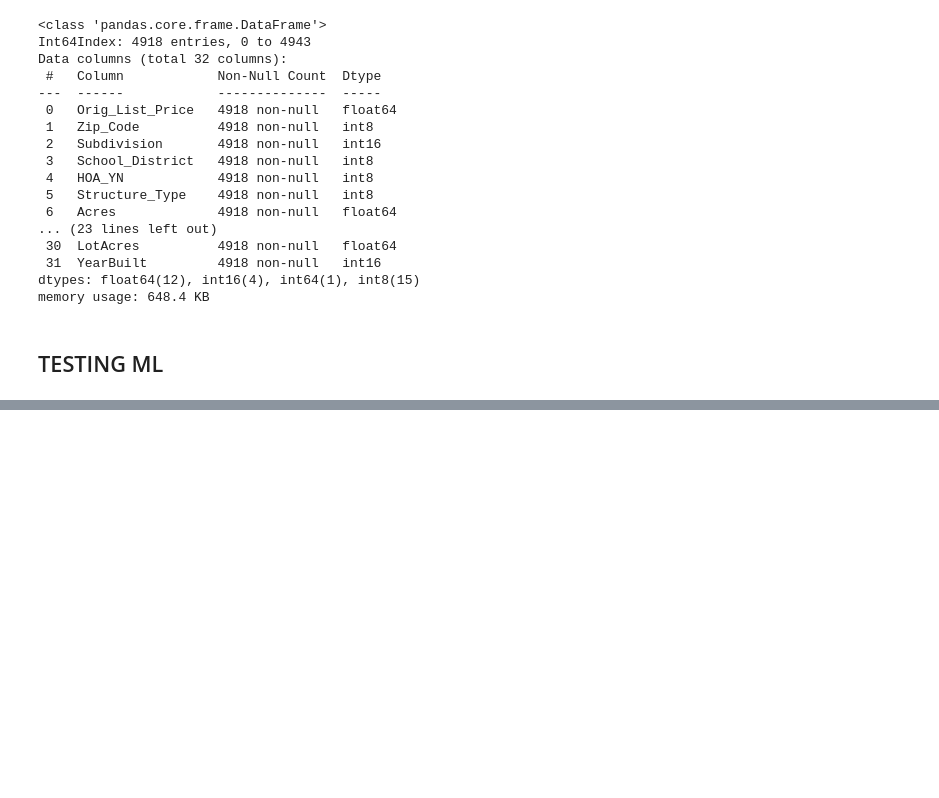
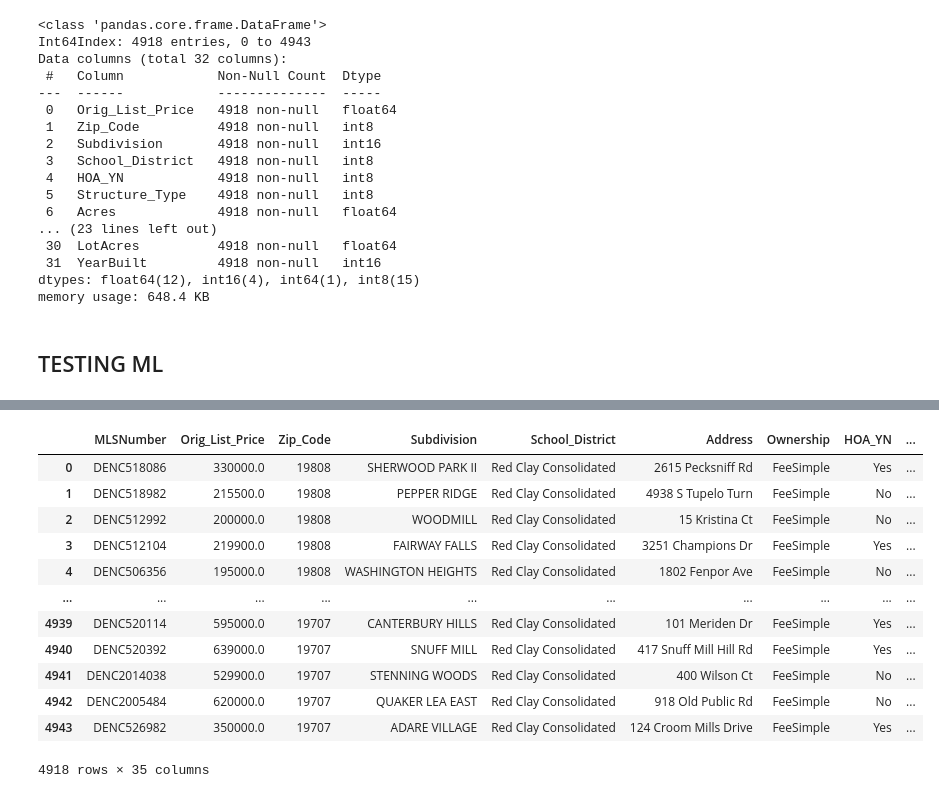
Before and after one commit to stefcenti2022/RealLeads, a Jupyter notebook: ml_analysis/Supervised_ML_Model_Clean_Data.ipynb, the cells around one changed output, grey strips where cells are left out. Saved outputs shown, nothing was run; the diff lists cells and outputs as text; code cells hidden in the pictures; blank space fills up the shorter version.

Commit message:
First Stage ML Complete

```diff
--- a/ml_analysis/Supervised_ML_Model_Clean_Data.ipynb
+++ b/ml_analysis/Supervised_ML_Model_Clean_Data.ipynb
@@ -669,0 +786,18 @@ model.score(X,y)
+# %%
+predicited_df = merge_df_stage_3
+# %%
+predicited_df
+# %% [output]
+|  | MLSNumber | Orig_List_Price | Zip_Code | Subdivision | School_District | Address | Ownership | HOA_YN | ... |
+| 0 | DENC518086 | 330000.0 | 19808 | SHERWOOD PARK II | Red Clay Consolidated | 2615 Pecksniff Rd | FeeSimple | Yes | ... |
+| 1 | DENC518982 | 215500.0 | 19808 | PEPPER RIDGE | Red Clay Consolidated | 4938 S Tupelo Turn | FeeSimple | No | ... |
+| 2 | DENC512992 | 200000.0 | 19808 | WOODMILL | Red Clay Consolidated | 15 Kristina Ct | FeeSimple | No | ... |
+| 3 | DENC512104 | 219900.0 | 19808 | FAIRWAY FALLS | Red Clay Consolidated | 3251 Champions Dr | FeeSimple | Yes | ... |
+| 4 | DENC506356 | 195000.0 | 19808 | WASHINGTON HEIGHTS | Red Clay Consolidated | 1802 Fenpor Ave | FeeSimple | No | ... |
+| ... | ... | ... | ... | ... | ... | ... | ... | ... | ... |
+| 4939 | DENC520114 | 595000.0 | 19707 | CANTERBURY HILLS | Red Clay Consolidated | 101 Meriden Dr | FeeSimple | Yes | ... |
+| 4940 | DENC520392 | 639000.0 | 19707 | SNUFF MILL | Red Clay Consolidated | 417 Snuff Mill Hill Rd | FeeSimple | Yes | ... |
+| 4941 | DENC2014038 | 529900.0 | 19707 | STENNING WOODS | Red Clay Consolidated | 400 Wilson Ct | FeeSimple | No | ... |
+| 4942 | DENC2005484 | 620000.0 | 19707 | QUAKER LEA EAST | Red Clay Consolidated | 918 Old Public Rd | FeeSimple | No | ... |
+| 4943 | DENC526982 | 350000.0 | 19707 | ADARE VILLAGE | Red Clay Consolidated | 124 Croom Mills Drive | FeeSimple | Yes | ... |
+4918 rows × 35 columns
```
Also changed, not shown: parts of 27 cells of this notebook.
